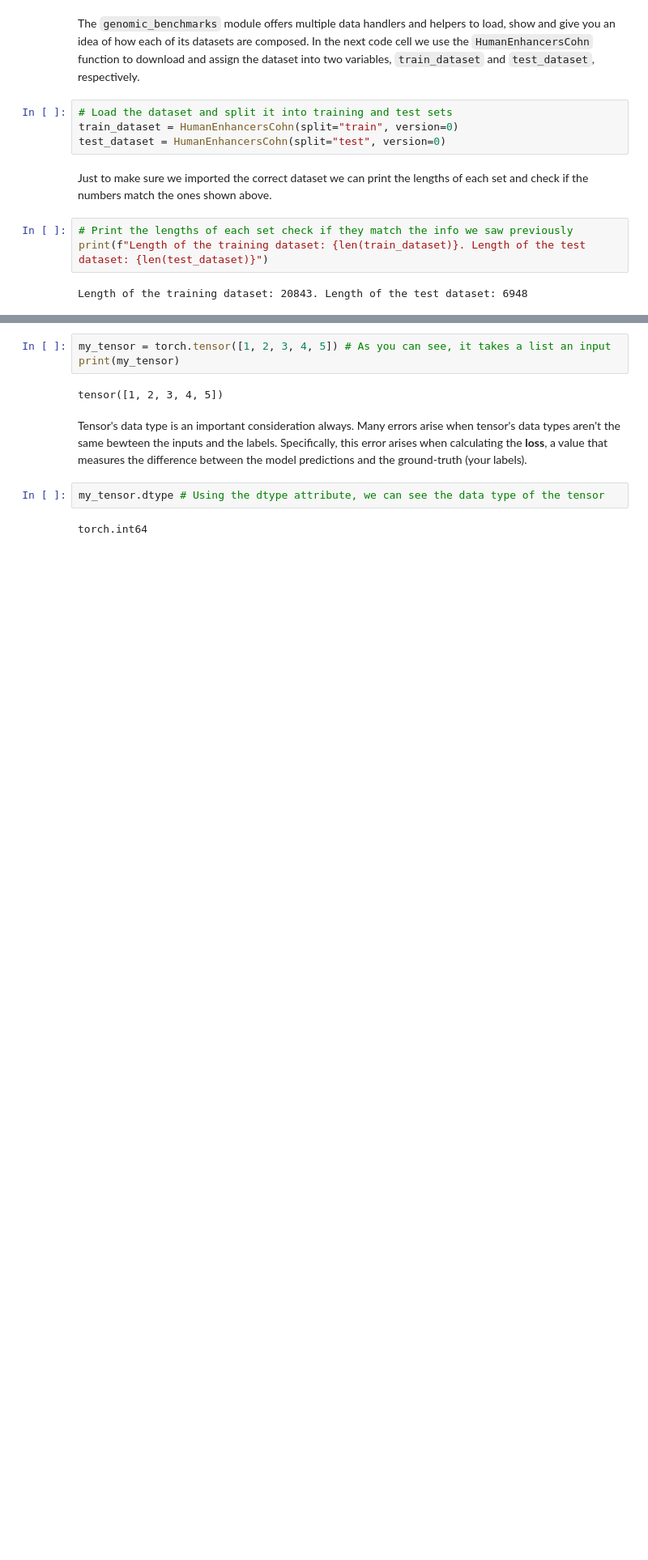
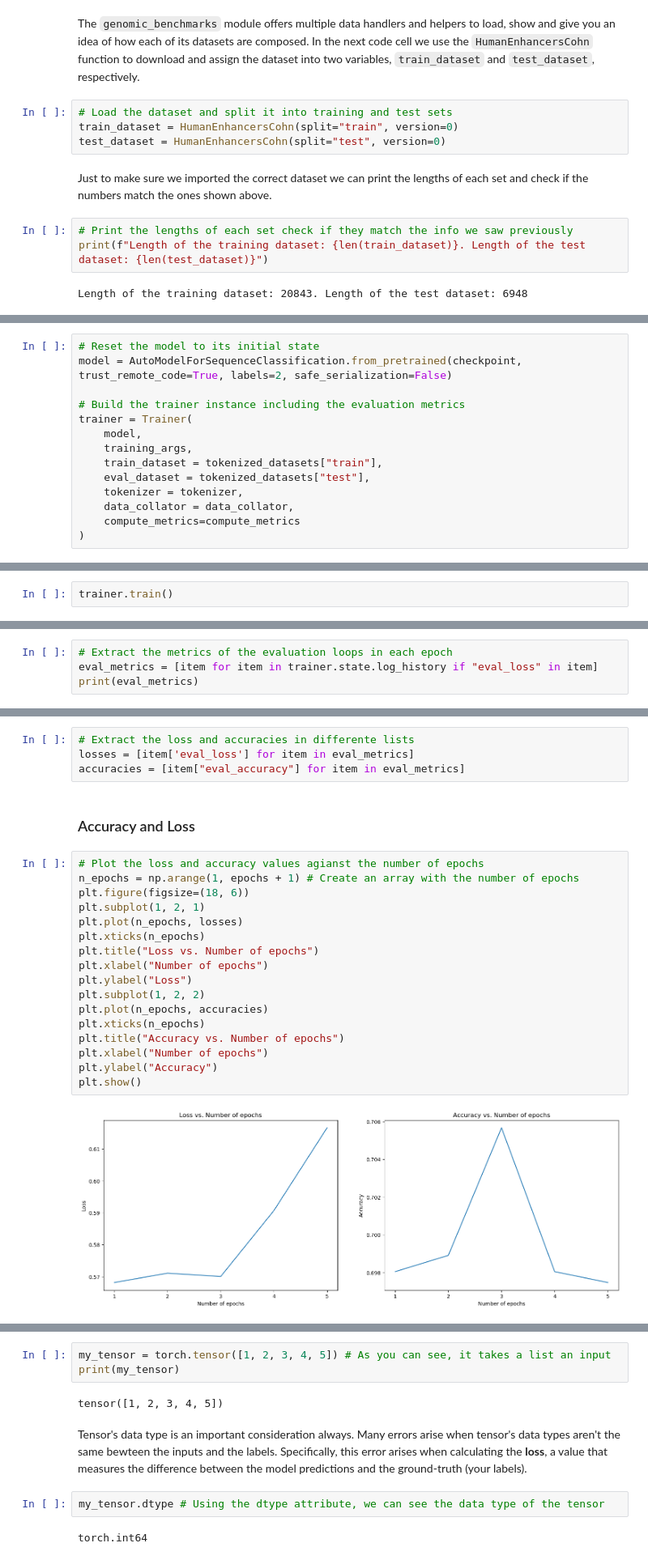
Before and after one commit to judz03/Pytorch-and-HF-for-genomic-sequence-classification, a Jupyter notebook: sequence_classification_with_deep_learning.ipynb, the cells around one changed output, grey strips where cells are left out. Shown at 81% size. Drawn from its saved outputs; the diff is of its cells as text; blank space fills up the shorter version.

```diff
--- a/sequence_classification_with_deep_learning.ipynb
+++ b/sequence_classification_with_deep_learning.ipynb
@@ -129,0 +282,14 @@ Well, you can determine this by some other studies like genome-wide chromatin im
+# %%
+# Reset the model to its initial state
+model = AutoModelForSequenceClassification.from_pretrained(checkpoint, trust_remote_code=True, labels=2, safe_serialization=False)
+
+# Build the trainer instance including the evaluation metrics
+trainer = Trainer(
+    model,
+    training_args,
+    train_dataset = tokenized_datasets["train"],
+    eval_dataset = tokenized_datasets["test"],
+    tokenizer = tokenizer,
+    data_collator = data_collator,
+    compute_metrics=compute_metrics
+)
@@ -129,0 +299,2 @@ Well, you can determine this by some other studies like genome-wide chromatin im
+# %%
+trainer.train()
@@ -129,0 +339,4 @@ Well, you can determine this by some other studies like genome-wide chromatin im
+# %%
+# Extract the metrics of the evaluation loops in each epoch
+eval_metrics = [item for item in trainer.state.log_history if "eval_loss" in item]
+print(eval_metrics)
@@ -129,0 +345,25 @@ Well, you can determine this by some other studies like genome-wide chromatin im
+# %%
+# Extract the loss and accuracies in differente lists
+losses = [item['eval_loss'] for item in eval_metrics]
+accuracies = [item["eval_accuracy"] for item in eval_metrics]
+# %% [markdown]
+### Accuracy and Loss
+# %%
+# Plot the loss and accuracy values agianst the number of epochs
+n_epochs = np.arange(1, epochs + 1) # Create an array with the number of epochs
+plt.figure(figsize=(18, 6))
+plt.subplot(1, 2, 1)
+plt.plot(n_epochs, losses)
+plt.xticks(n_epochs)
+plt.title("Loss vs. Number of epochs")
+plt.xlabel("Number of epochs")
+plt.ylabel("Loss")
+plt.subplot(1, 2, 2)
+plt.plot(n_epochs, accuracies)
+plt.xticks(n_epochs)
+plt.title("Accuracy vs. Number of epochs")
+plt.xlabel("Number of epochs")
+plt.ylabel("Accuracy")
+plt.show()
+# %% [output]
+[figure, added]
```
Also changed, not shown: parts of 63 cells of this notebook, 1 other file.
